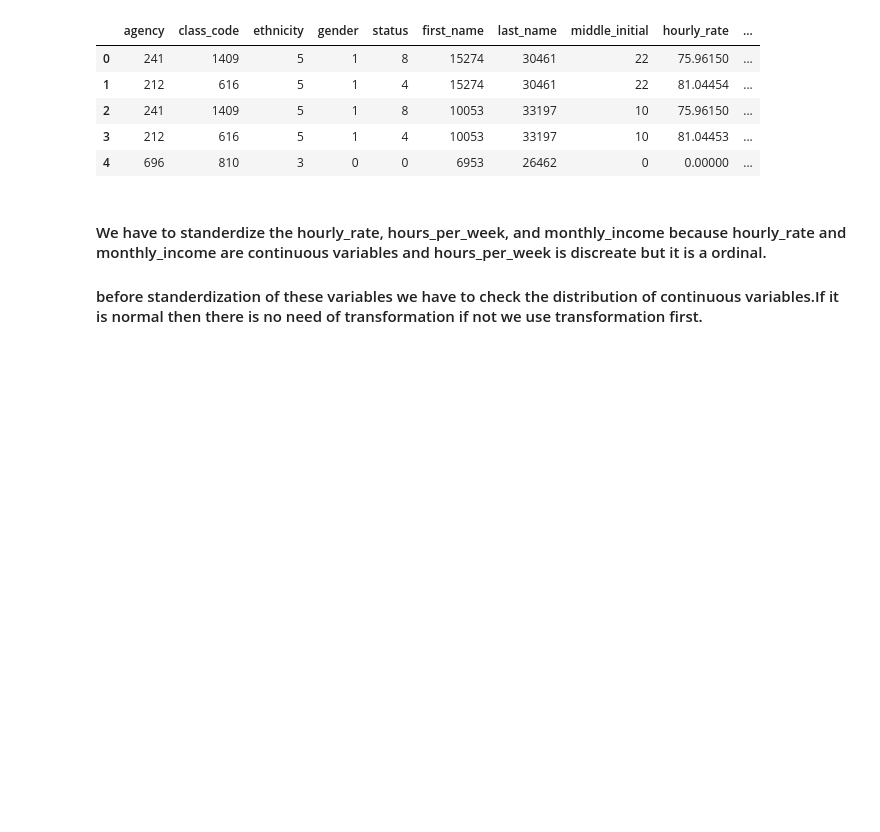
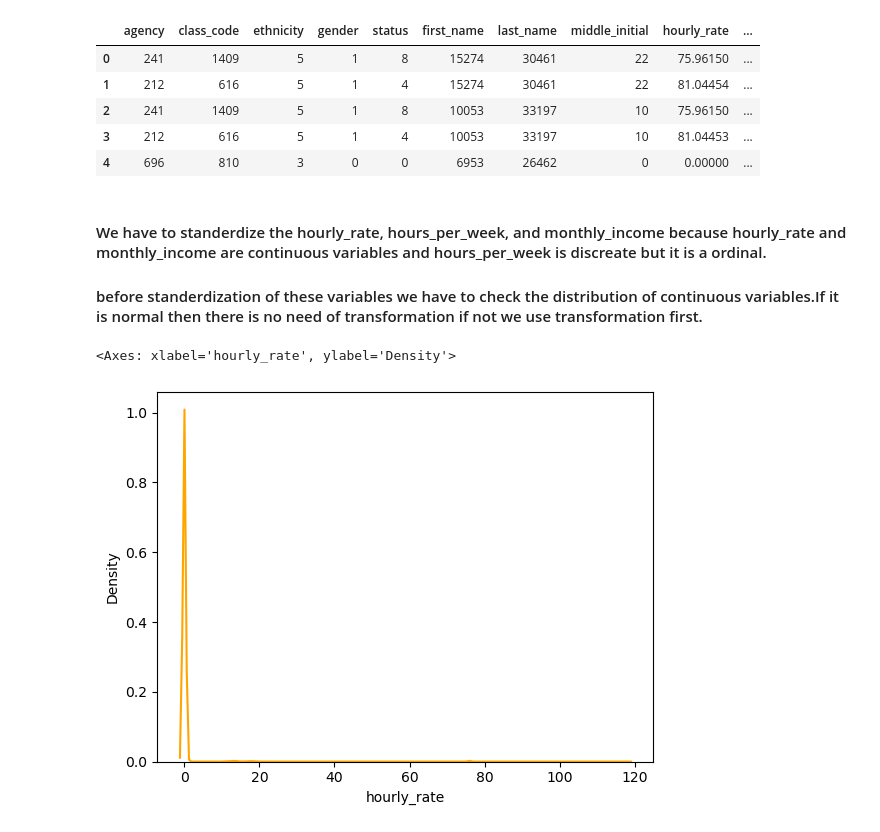
Before and after one commit to SweetyDhas/Projects, a Jupyter notebook: TexasSalaryPred/Texas Salary Prediction.ipynb, the cells around one changed output. Cells and saved outputs as stored; diff of their text form; code cells hidden in the pictures; blank space fills up the shorter version.

```diff
--- a/TexasSalaryPred/Texas Salary Prediction.ipynb
+++ b/TexasSalaryPred/Texas Salary Prediction.ipynb
@@ -439,3 +431,9 @@ X_train, X_test, y_train, y_test = train_test_split(X, y , test_size=0.3, random
 # %% [markdown]
 #### We have to standerdize the hourly_rate, hours_per_week, and monthly_income because hourly_rate and monthly_income are continuous variables and hours_per_week is discreate but it is a ordinal.
 #### before standerdization of these variables we have to check the distribution of continuous variables.If it is normal then there is no need of transformation if not we use transformation first.
+# %%
+# Checking the distribution of continuous variables
+sns.kdeplot(data_new['hourly_rate'], color='orange')
+# %% [output]
+<Axes: xlabel='hourly_rate', ylabel='Density'>
+[figure, added]
```
Also changed, not shown: parts of 23 cells of this notebook.
